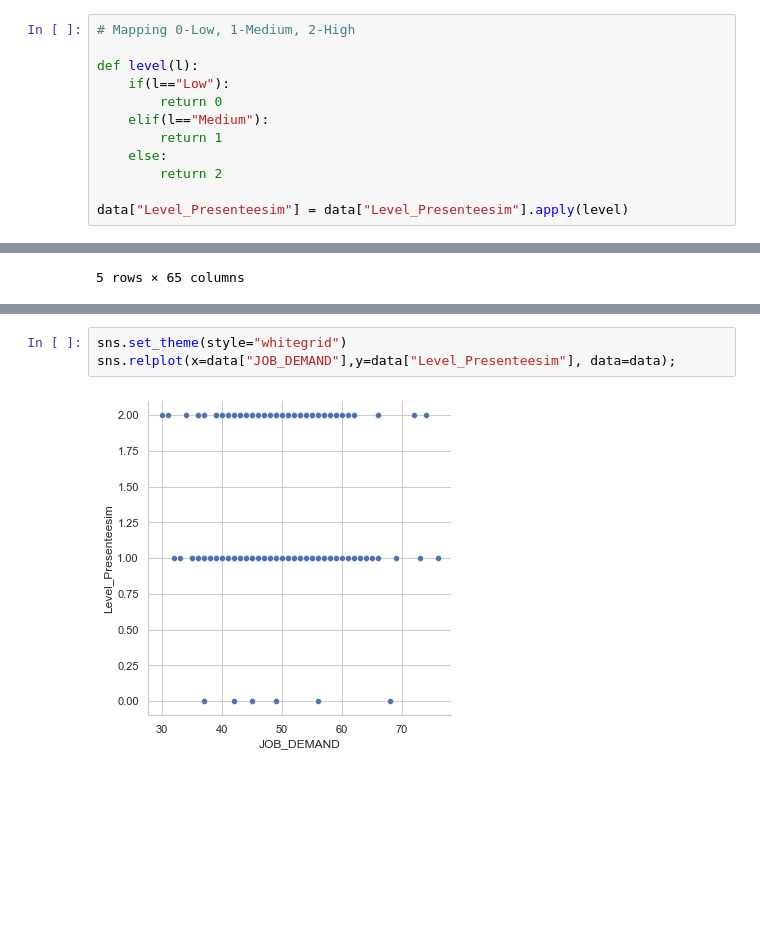
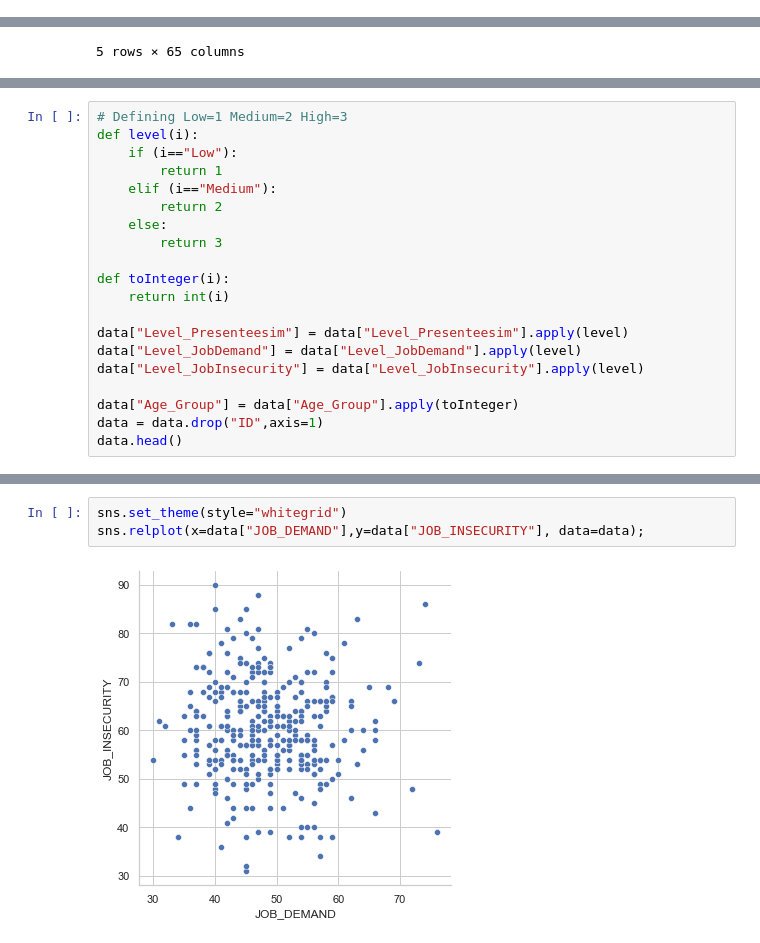
Before and after one commit to CmdrSam/Presenteeism, a Jupyter notebook: Data Visualisation.ipynb, the cells around one changed output, grey strips where cells are left out. Saved outputs shown, nothing was run; the diff lists cells and outputs as text; blank space fills up the shorter version.

Commit message:
Added ML model to predict Presenteesim

```diff
--- a/Data Visualisation.ipynb
+++ b/Data Visualisation.ipynb
@@ -21,12 +16,0 @@ array(['Medium', 'High', 'Low'], dtype=object)
-# %%
-# Mapping 0-Low, 1-Medium, 2-High
-
-def level(l):
-    if(l=="Low"):
-        return 0
-    elif(l=="Medium"):
-        return 1
-    else:
-        return 2
-
-data["Level_Presenteesim"] = data["Level_Presenteesim"].apply(level)
@@ -51,0 +102,20 @@ sns.heatmap(corr, mask=mask, cmap=cmap, vmax=.3, center=0,square=True, linewidth
+# %%
+# Defining Low=1 Medium=2 High=3
+def level(i):
+    if (i=="Low"):
+        return 1
+    elif (i=="Medium"):
+        return 2
+    else:
+        return 3
+
+def toInteger(i):
+    return int(i)
+
+data["Level_Presenteesim"] = data["Level_Presenteesim"].apply(level)
+data["Level_JobDemand"] = data["Level_JobDemand"].apply(level)
+data["Level_JobInsecurity"] = data["Level_JobInsecurity"].apply(level)
+
+data["Age_Group"] = data["Age_Group"].apply(toInteger)
+data = data.drop("ID",axis=1)
+data.head()
@@ -52,5 +130,5 @@ sns.heatmap(corr, mask=mask, cmap=cmap, vmax=.3, center=0,square=True, linewidth
 # %%
 sns.set_theme(style="whitegrid")
-sns.relplot(x=data["JOB_DEMAND"],y=data["Level_Presenteesim"], data=data);
+sns.relplot(x=data["JOB_DEMAND"],y=data["JOB_INSECURITY"], data=data);
 # %% [output]
-[figure, old version]
+[figure, new version]
```
Also changed, not shown: parts of 17 cells of this notebook.
